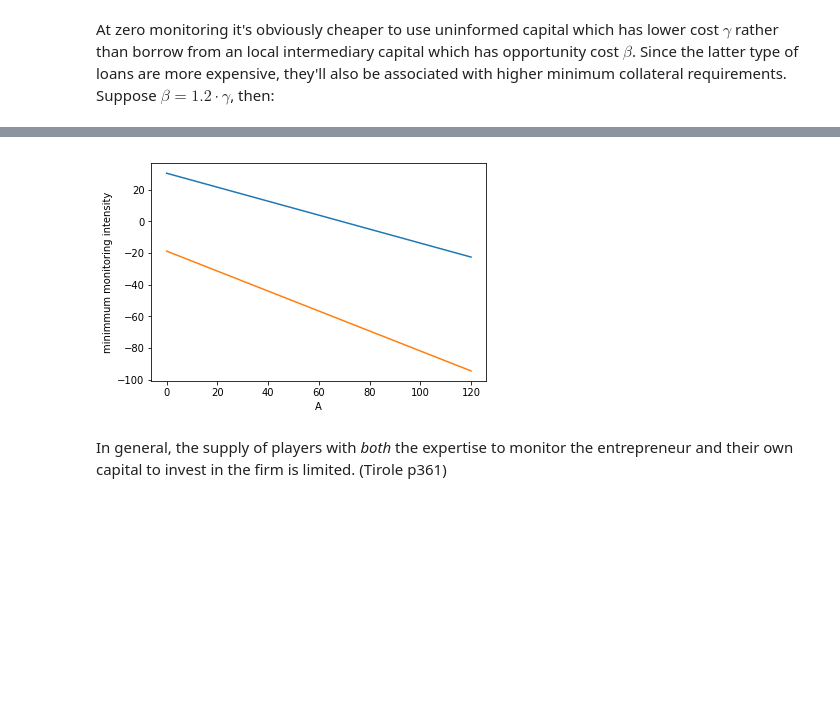
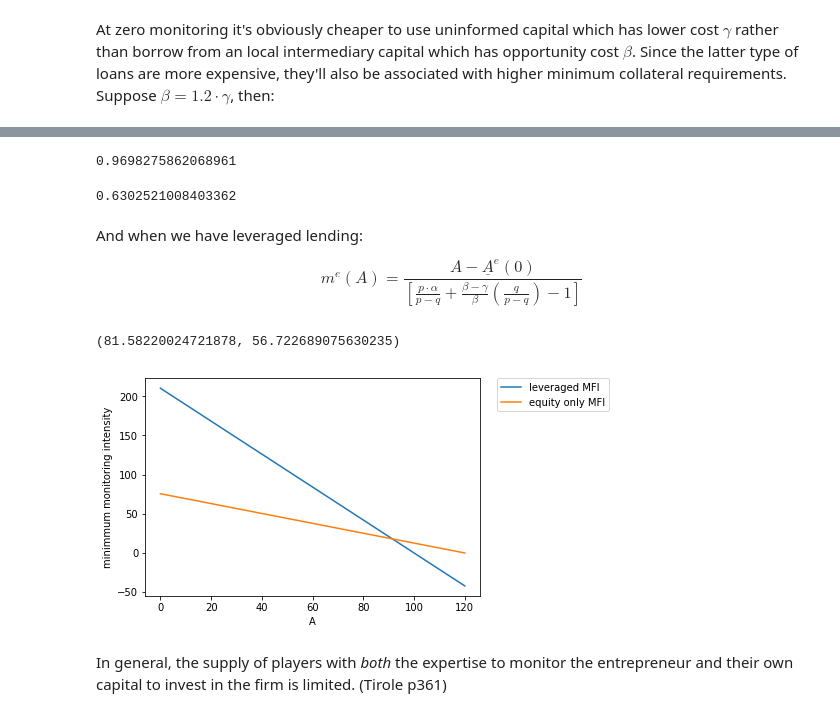
Before and after one commit to jhconning/social-finance, a Jupyter notebook: notebooks/socfin.ipynb, the cells around one changed output, grey strips where cells are left out. Saved outputs shown, nothing was run; the diff lists cells and outputs as text; code cells hidden in the pictures; blank space fills up the shorter version.

```diff
--- a/notebooks/socfin.ipynb
+++ b/notebooks/socfin.ipynb
@@ -193,0 +73,6 @@ array([100.        ,  96.11428571,  92.22857143,  88.34285714,
+# %%
+B0 = 30
+α = 0.4
+def B(m, B0 = 30, α = 0.4):
+    '''Private benefits as a function of monitoring m'''
+    return B0 - α*m
@@ -195,0 +270,3 @@ At zero monitoring it's obviously cheaper to use uninformed capital which has lo
+# %%
+plt.rcParams['figure.figsize'] = (10.0, 6.0)
+plotA(1.3)
@@ -195,0 +292,14 @@ At zero monitoring it's obviously cheaper to use uninformed capital which has lo
+# %%
+def mon(A,β):
+    '''optimal monitoring in leveraged MFI
+       Zero if >A(0)'''
+    AHI = AM(0,γ)
+    return (AHI - A)*(β*(p-q))/((α-1)*β*p+γ*q)
+
+def monE(A,β):
+    '''optimal monitoring in equity-only MFI'''
+    AHI = AMe(0,β)
+    return (AHI-A)*((p-q)/(q-(1-α)*p))
+
+def minmon(A,β):
+    return np.minimum(monE(A,β),mon(A,β))
@@ -217,20 +447,39 @@ plotA(1.2)
+# %%
+1/(p*α/(p-q)-((1.2-γ)/1.2)*(1/(p-q)) -1)
+# %% [output]
+0.9698275862068961
+# %%
+1/(p*α/(p-q) -1)
+# %% [output]
+0.6302521008403362
+# %% [markdown]
+And when we have leveraged lending:
+
+$$m^e(A) =\frac{ A- \underline A^e(0)}{\left[\frac{{p \cdot \alpha}}{p-q}
++ \frac{\beta - \gamma}{\beta} \left( \frac{q}{p-q} \right) - 1
+\right]}$$
 # %%
-def mon(A, beta, N):
+def mon(A, β):
     '''optimal monitoring intensity in leveraged MFI'''
-    Ahi = p*X - beta*I     #min collateral for no-monitoring loan
-    return (Ahi - A)*((beta*(p-q))/(alpha-1)*beta*p+gamma*q)
+    Ahi = p*B0/(p-q) - (p*X - γ*I)     #min collateral for no-monitoring loan
+    return ((Ahi-A)/(p*α/(p-q)-((β-γ)/β)*(1/(p-q)) -1))
 
-def monE(A, beta, N):
-    '''optimal monitoring intensity in leveraged MFI'''
-    Ahi = p*X - beta*I     #min collateral for no-monitoring loan
-    return ((A - Ahi) - (beta - gamma*I))*((p-q)/((1-alpha)*p-q))
+def monE(A, β):
+    '''optimal monitoring intensity in equity only MFI'''
+    Ahi = p*B0/(p-q) - (p*X - β*I)     #min collateral for no-monitoring loan
+    return (Ahi - A)/(p*α/(p-q)-1)
+# %%
+mon(20,1.1), monE(20,1.1)
+# %% [output]
+(81.58220024721878, 56.722689075630235)
 # %%
-plt.plot(mon(A,1.25, N))
-plt.plot(monE(A,1.25, N))
+plt.plot(mon(A,1.2),label='leveraged MFI')
+plt.plot(monE(A,1.2),label='equity only MFI')
 plt.xlabel('A')
-plt.ylabel('minimmum monitoring intensity');
+plt.ylabel('minimmum monitoring intensity')
+plt.legend(bbox_to_anchor=(1.05, 1), loc=2, borderaxespad=0.);
 # %% [output]
-[figure, old version]
+[figure, new version]
 # %% [markdown]
 In general, the supply of players with _both_ the expertise to monitor the entrepreneur and their own capital to invest in the firm is limited. (Tirole p361)
 # %% [markdown]
```
Also changed, not shown: parts of 81 cells of this notebook.
